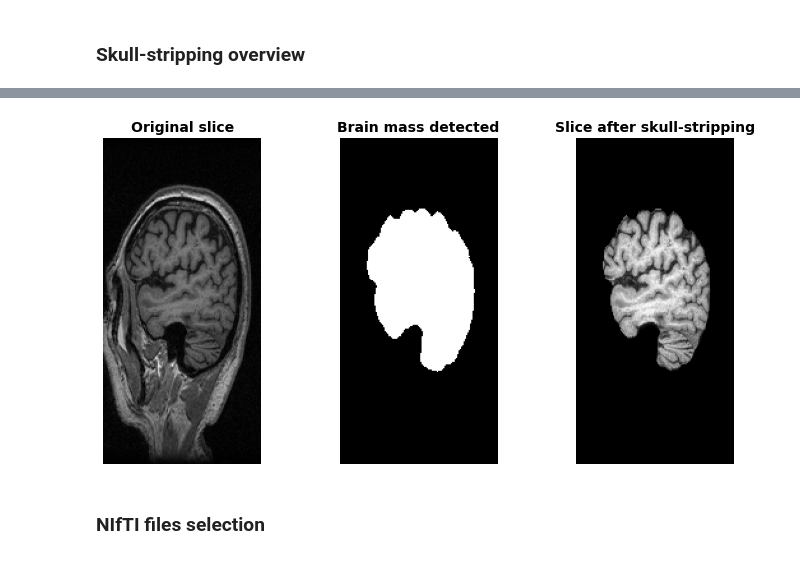
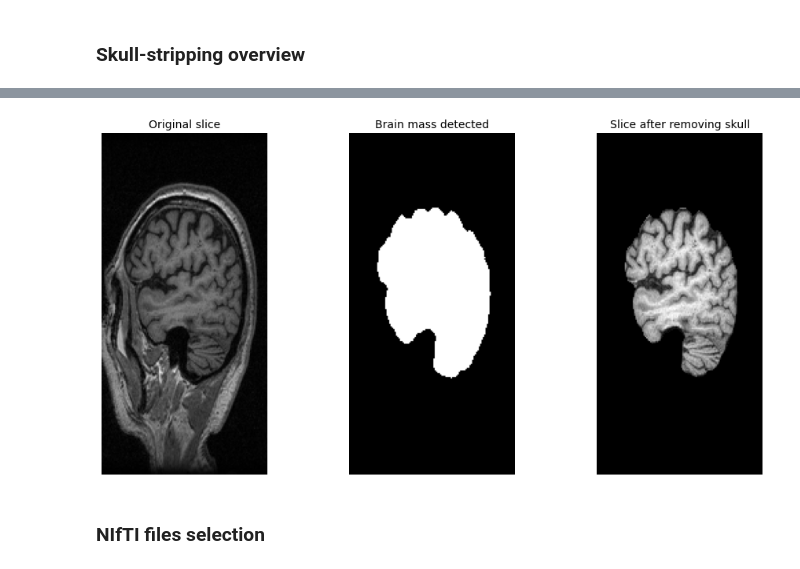
Before and after one commit to fernandoherran/master-thesis, a Jupyter notebook: Notebooks/2_MRI_preprocessing.ipynb, the cells around one changed output, grey strips where cells are left out. Cells and saved outputs as stored; diff of their text form; code cells hidden in the pictures.

```diff
--- a/Notebooks/2_MRI_preprocessing.ipynb
+++ b/Notebooks/2_MRI_preprocessing.ipynb
@@ -31,16 +59,2 @@ from aux_functions.deepbrain_package.extractor import Extractor
-# %%
-import zipfile
-import tensorflow as tf
-
-from tensorflow import keras
-from tensorflow.keras import layers
-import cv2
-import shutil
-
-import matplotlib.pyplot as plt
-import seaborn as sns
-%matplotlib inline
-sns.set_theme(context='notebook')
-sns.set_style("ticks")
 # %% [markdown]
 ### Define functions
@@ -266,6 +264,6 @@ neuro_plot(volume_data, view_ = "coronal", slice_ = 10)
 # %% [markdown]
 ### Skull-stripping overview
 # %%
-# Specify NIfTI file to analyze
-file = "../Datasets/test.nii"
+# Specify NIfTI file directory to analyze
+file = './Datasets/test.nii'
 # %%
@@ -290,25 +287,23 @@ import copy
 volume_cleaned = copy.copy(volume)
 volume_cleaned [mask == False] = 0
 # %%
-fig, axes = plt.subplots(1, 3, figsize=(12,6), sharey=True)
+# Plot original slice, brain mass detected and slice with skull removed
+fig, axes = plt.subplots(1, 3, figsize=(16,8), sharey=True)
 
-axes[0].imshow(volume[80, :, :], cmap="gray", origin="lower")
-axes[0].set_title('Original slice', fontsize = 14, fontweight = 'bold')
+axes[0].imshow(volume[80, :, :], cmap = 'gray', origin = 'lower')
+axes[0].set_title('Original slice', fontsize = 14)
 axes[0].axis('off')
 
-axes[1].imshow(mask[80, :, :], cmap="gray", origin="lower")
-axes[1].set_title('Brain mass detected', fontsize = 14, fontweight = 'bold')
+axes[1].imshow(mask[80, :, :], cmap = 'gray', origin = 'lower')
+axes[1].set_title('Brain mass detected', fontsize = 14)
 axes[1].axis('off')
 
-axes[2].imshow(volume_cleaned[80, :, :], cmap="gray", origin="lower")
-axes[2].set_title('Slice after skull-stripping', fontsize = 14, fontweight = 'bold')
+axes[2].imshow(volume_cleaned[80, :, :], cmap = 'gray', origin = 'lower')
+axes[2].set_title('Slice after removing skull', fontsize = 14)
 axes[2].axis('off');
 
-# Save figure
-#plt.savefig('../Results/figures/skull_stripping.png', dpi = 500, transparent = False)
-
 plt.show()
 # %% [output]
-[figure, old version]
+[figure, new version]
 # %% [markdown]
 ### NIfTI files selection
```
Also changed, not shown: parts of 47 cells of this notebook, 10 other files.
